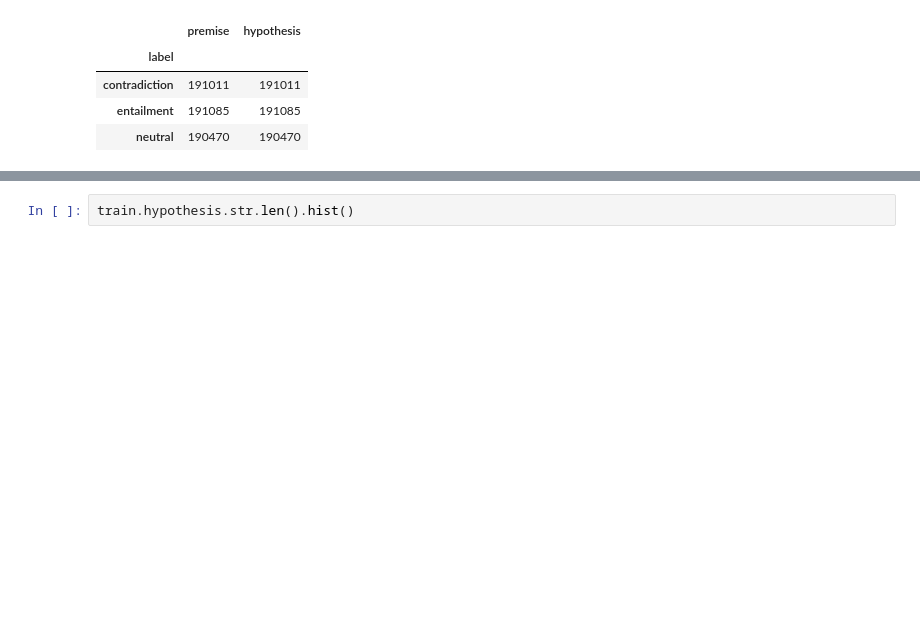
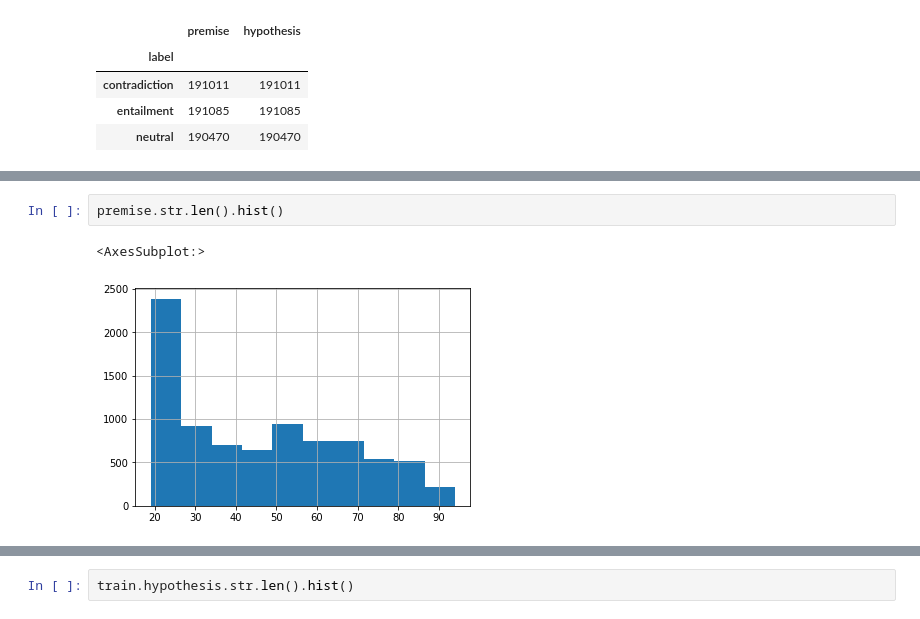
Before and after one commit to jmp0813/NLI, a Jupyter notebook: BERT.ipynb, the cells around one changed output, grey strips where cells are left out. Saved outputs shown, nothing was run; the diff lists cells and outputs as text; blank space fills up the shorter version.

```diff
--- a/BERT.ipynb
+++ b/BERT.ipynb
@@ -40,0 +150,5 @@ train.groupby("label").count()
+# %%
+premise.str.len().hist()
+# %% [output]
+<AxesSubplot:>
+[figure, added]
```
Also changed, not shown: parts of 40 cells of this notebook, 5 other files.
